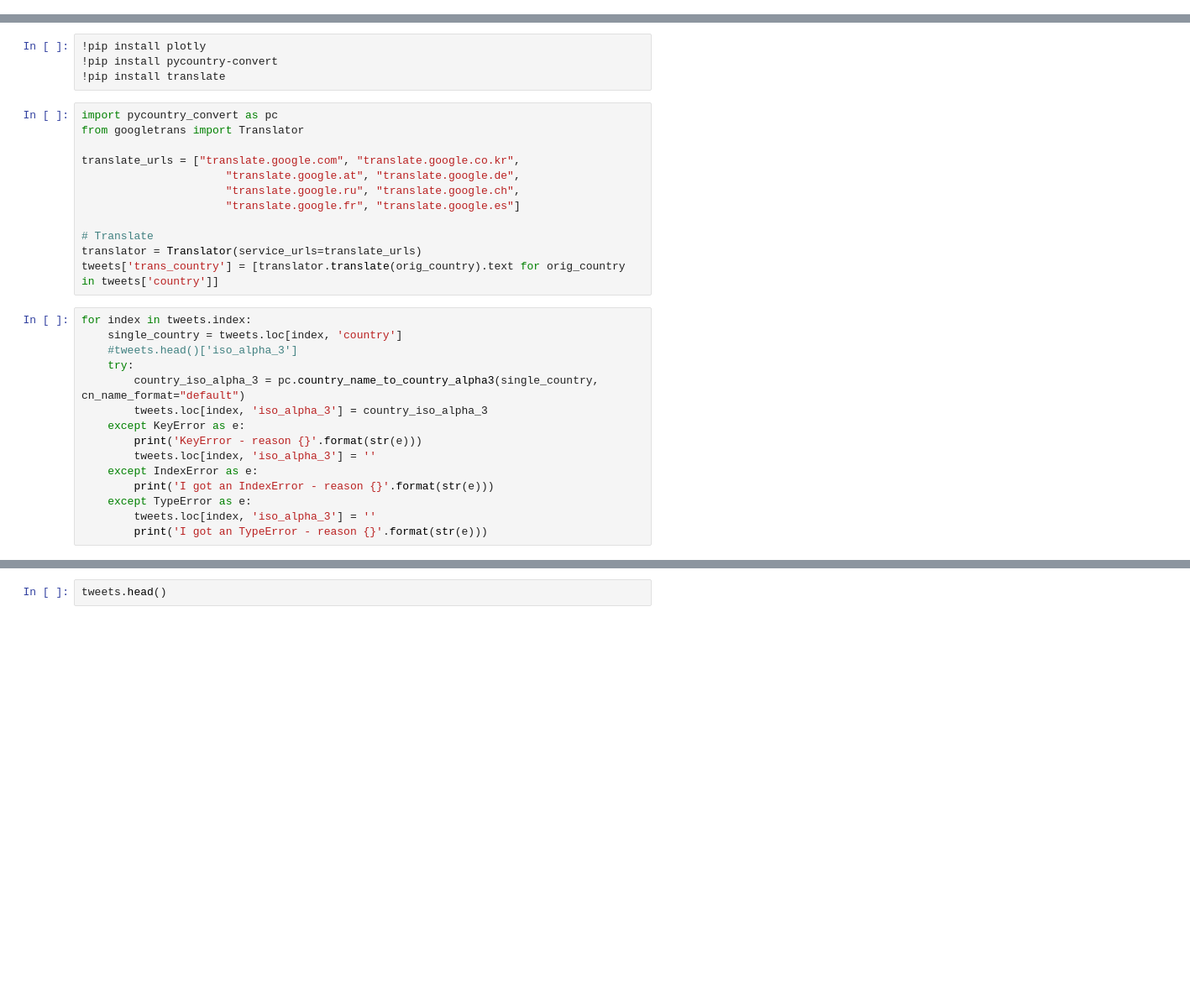
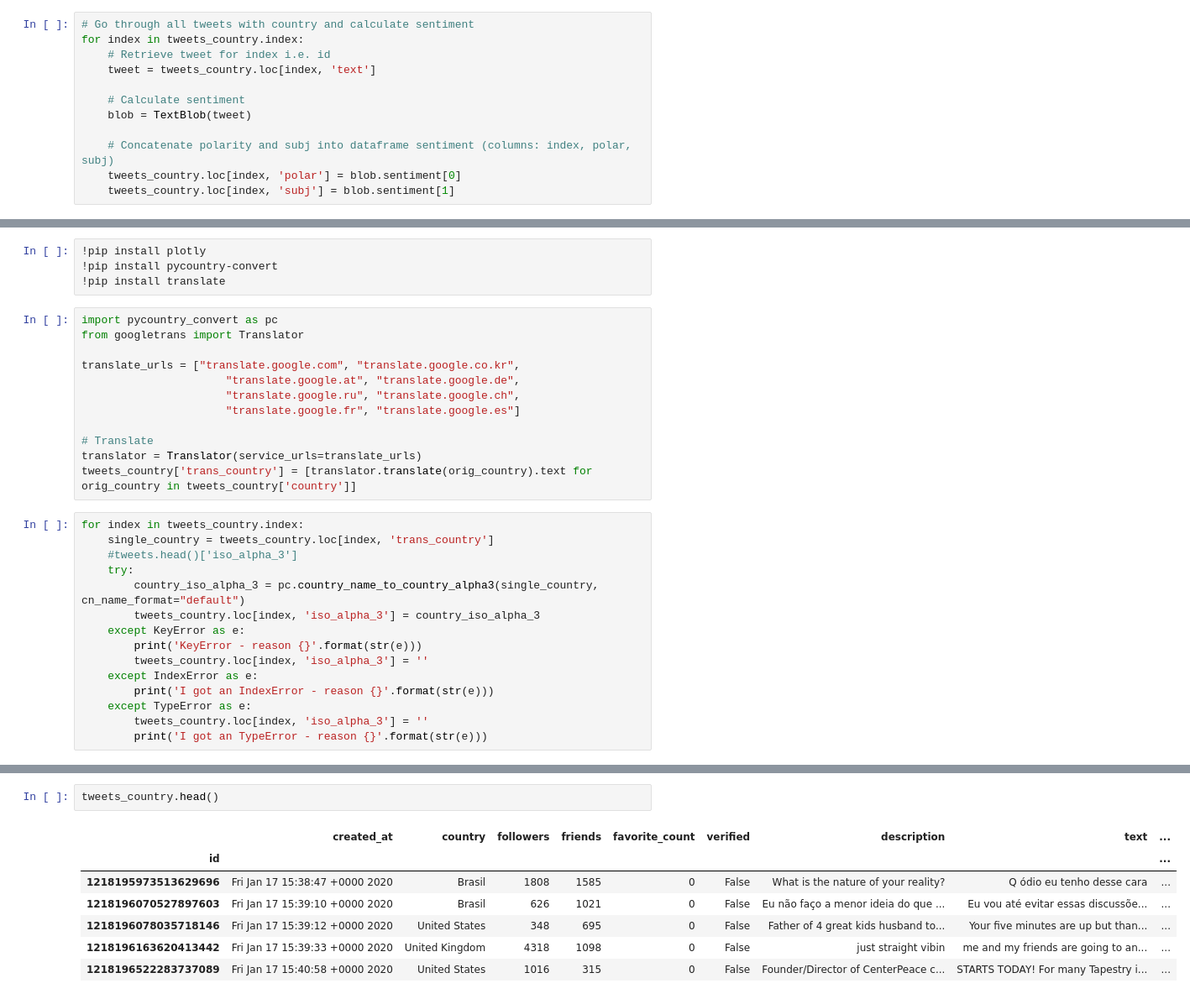
Before and after one commit to smidtfab/Twitter_Crawler, a Jupyter notebook: TwitterCrawler_LGBTQ.ipynb, the cells around one changed output, grey strips where cells are left out. Shown at 84% size. Drawn from its saved outputs; the diff is of its cells as text; blank space fills up the shorter version.

Commit message:
Subjectivity and polarity analysis with world heat map

```diff
--- a/TwitterCrawler_LGBTQ.ipynb
+++ b/TwitterCrawler_LGBTQ.ipynb
@@ -171,6 +224,18 @@ for index in tweets.index:
     # Concatenate polarity and subj into dataframe sentiment (columns: index, polar, subj)
     tweets.loc[index, 'polar'] = blob.sentiment[0]
     tweets.loc[index, 'subj'] = blob.sentiment[1]
+# %%
+# Go through all tweets with country and calculate sentiment
+for index in tweets_country.index:
+    # Retrieve tweet for index i.e. id
+    tweet = tweets_country.loc[index, 'text']
+
+    # Calculate sentiment
+    blob = TextBlob(tweet)
+
+    # Concatenate polarity and subj into dataframe sentiment (columns: index, polar, subj)
+    tweets_country.loc[index, 'polar'] = blob.sentiment[0]
+    tweets_country.loc[index, 'subj'] = blob.sentiment[1]
 # %%
 tweets.head()
 # %% [output]
@@ -329,19 +390,19 @@ translate_urls = ["translate.google.com", "translate.google.co.kr",
 
 # Translate
 translator = Translator(service_urls=translate_urls)
-tweets['trans_country'] = [translator.translate(orig_country).text for orig_country in tweets['country']]
+tweets_country['trans_country'] = [translator.translate(orig_country).text for orig_country in tweets_country['country']]
 # %%
-for index in tweets.index:
-    single_country = tweets.loc[index, 'country']
+for index in tweets_country.index:
+    single_country = tweets_country.loc[index, 'trans_country']
     #tweets.head()['iso_alpha_3']
     try:
         country_iso_alpha_3 = pc.country_name_to_country_alpha3(single_country, cn_name_format="default")
-        tweets.loc[index, 'iso_alpha_3'] = country_iso_alpha_3
+        tweets_country.loc[index, 'iso_alpha_3'] = country_iso_alpha_3
     except KeyError as e:
         print('KeyError - reason {}'.format(str(e)))
-        tweets.loc[index, 'iso_alpha_3'] = ''
+        tweets_country.loc[index, 'iso_alpha_3'] = ''
     except IndexError as e:
         print('I got an IndexError - reason {}'.format(str(e)))
     except TypeError as e:
-        tweets.loc[index, 'iso_alpha_3'] = ''
+        tweets_country.loc[index, 'iso_alpha_3'] = ''
         print('I got an TypeError - reason {}'.format(str(e)))
@@ -348,3 +436,11 @@ for index in tweets.index:
 # %%
-tweets.head()
+tweets_country.head()
+# %% [output]
+|  | created_at | country | followers | friends | favorite_count | verified | description | text | ... |
+| id |  |  |  |  |  |  |  |  | ... |
+| 1218195973513629696 | Fri Jan 17 15:38:47 +0000 2020 | Brasil | 1808 | 1585 | 0 | False | What is the nature of your reality? | Q ódio eu tenho desse cara | ... |
+| 1218196070527897603 | Fri Jan 17 15:39:10 +0000 2020 | Brasil | 626 | 1021 | 0 | False | Eu não faço a menor ideia do que ... | Eu vou até evitar essas discussõe... | ... |
+| 1218196078035718146 | Fri Jan 17 15:39:12 +0000 2020 | United States | 348 | 695 | 0 | False | Father of 4 great kids husband to... | Your five minutes are up but than... | ... |
+| 1218196163620413442 | Fri Jan 17 15:39:33 +0000 2020 | United Kingdom | 4318 | 1098 | 0 | False | just straight vibin | me and my friends are going to an... | ... |
+| 1218196522283737089 | Fri Jan 17 15:40:58 +0000 2020 | United States | 1016 | 315 | 0 | False | Founder/Director of CenterPeace c... | STARTS TODAY! For many Tapestry i... | ... |
 # %%
```
Also changed, not shown: parts of 11 cells of this notebook, 1 other file.
